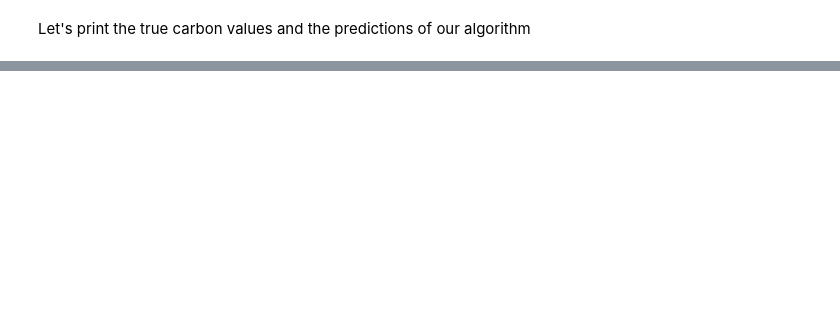
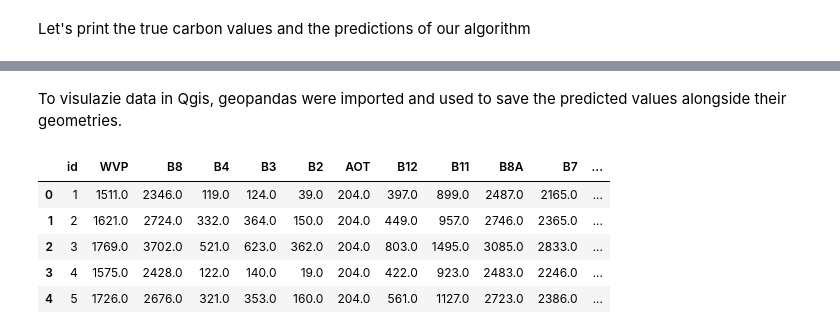
Before and after one commit to janjatovic/MangrovesBardsley, a Jupyter notebook: Mangroves on Bardsley.ipynb, the cells around one changed output, grey strips where cells are left out. Cells and saved outputs as stored; diff of their text form; code cells hidden in the pictures; blank space fills up the shorter version.

```diff
--- a/Mangroves on Bardsley.ipynb
+++ b/Mangroves on Bardsley.ipynb
@@ -212,0 +286,4 @@ Root Mean Squared Error: 3.8312175479859083
+# %%
+data_Ackron= s2_sr_df.iloc[:,np.r_[slice(0,s2_sr_df.shape[1])]]
+pred_test_Ackron= model.predict(data_Ackron[feat])
+pred_test_Ackron
@@ -212,0 +302,13 @@ Root Mean Squared Error: 3.8312175479859083
+# %% [markdown]
+To visulazie data in Qgis, geopandas were imported and used to save the predicted values alongside their geometries.
+# %%
+gdf = gpd.read_file(r'/home/nadja/Desktop/Bardsley/df_merged_allbands_Ackron.gpkg')
+gdf['pred']=pred_test_Ackron
+gdf.head()
+# %% [output]
+|  | id | WVP | B8 | B4 | B3 | B2 | AOT | B12 | B11 | B8A | B7 | ... |
+| 0 | 1 | 1511.0 | 2346.0 | 119.0 | 124.0 | 39.0 | 204.0 | 397.0 | 899.0 | 2487.0 | 2165.0 | ... |
+| 1 | 2 | 1621.0 | 2724.0 | 332.0 | 364.0 | 150.0 | 204.0 | 449.0 | 957.0 | 2746.0 | 2365.0 | ... |
+| 2 | 3 | 1769.0 | 3702.0 | 521.0 | 623.0 | 362.0 | 204.0 | 803.0 | 1495.0 | 3085.0 | 2833.0 | ... |
+| 3 | 4 | 1575.0 | 2428.0 | 122.0 | 140.0 | 19.0 | 204.0 | 422.0 | 923.0 | 2483.0 | 2246.0 | ... |
+| 4 | 5 | 1726.0 | 2676.0 | 321.0 | 353.0 | 160.0 | 204.0 | 561.0 | 1127.0 | 2723.0 | 2386.0 | ... |
```
Also changed, not shown: parts of 15 cells of this notebook.
